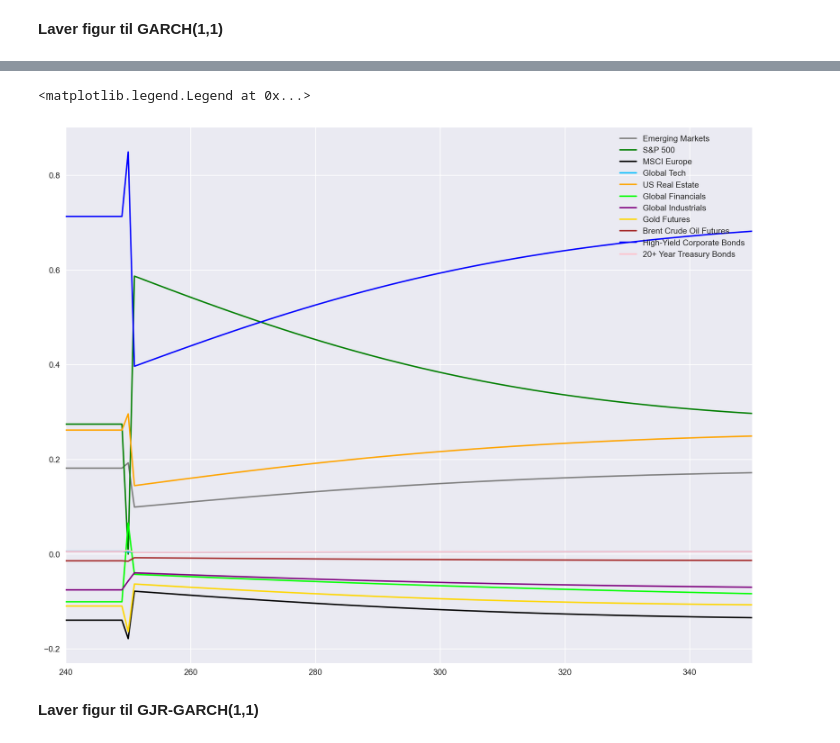
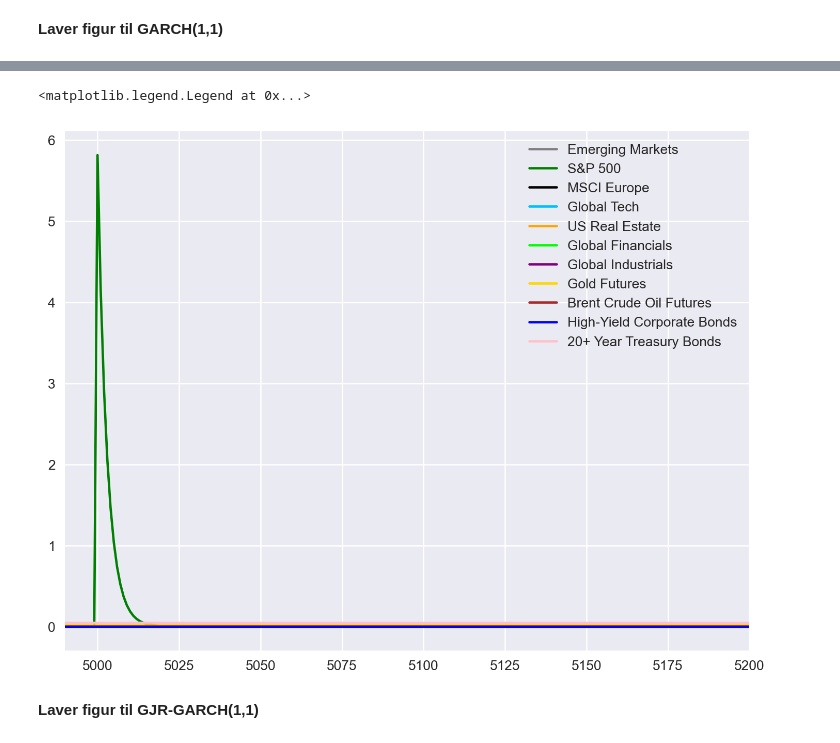
Before and after one commit to neriksen/thesis, a Jupyter notebook: Simulations/IRF.ipynb, the cells around one changed output, grey strips where cells are left out. Saved outputs shown, nothing was run; the diff lists cells and outputs as text; code cells hidden in the pictures.

```diff
--- a/Simulations/IRF.ipynb
+++ b/Simulations/IRF.ipynb
@@ -58,14 +60,16 @@ def IRF_maker(GARCHTYPE,t,Asset_number,shock_size, coef, residuals, sigmas):
     #unpacks paramters
     params_dict = db.parse_garch_coef(coef, 11, GARCHTYPE)
     mu_T=params_dict["mu"].transpose()
+    print(params_dict["alpha"])
     irf_data=pd.DataFrame(mu_T.repeat(t,axis=0),columns=asset_names)
     #Indsætter chok
     irf_data.iloc[int(t/2),Asset_number]=shock_size
     #udregner omega
     irf_omega_s=db.calc_Omega_ts(irf_data,sigmas,residuals,**params_dict)
+    irf_sigma_s=[np.diag(Omega) for Omega in irf_omega_s]
     #udregner vægte
     irf_weights=db.calc_weights_garch_no_trading_cost(irf_omega_s)
-    return irf_weights
+    return irf_weights,irf_sigma_s
 # %% [markdown]
 **Laver figur for ARCH(1)**
 # %%
@@ -87,4 +112,4 @@ ax.legend(asset_names, loc='upper right')
 # %%
 coef_GARCH, residuals_GARCH, sigmas_GARCH= GARCH_MODEL("sGARCH",(1,1))
 # %%
-irf_weights_GARCH=IRF_maker("sGARCH11",500,1,100,coef_GARCH, residuals_GARCH, sigmas_GARCH)
+irf_weights_GARCH,irf_sigma_GARCH=IRF_maker("sGARCH11",10000,1,-15,coef_GARCH, residuals_GARCH, sigmas_GARCH)
@@ -91,16 +134,16 @@ irf_weights_GARCH=IRF_maker("sGARCH11",500,1,100,coef_GARCH, residuals_GARCH, si
 # %%
-spread=100
-t=500
+spread=200
+t=10000
 #plt.style.use('seaborn')
-fig, ax = plt.subplots(1, 1, figsize=(15,12), dpi=190)
-ax.plot(irf_weights_GARCH)
+fig, ax = plt.subplots(1, 1, figsize=(9,7), dpi=190)
+ax.plot(irf_sigma_GARCH)
 ax.set_xlim(int(t/2-10),int(t/2+spread))
 ax.legend(asset_names, loc='upper right')
 #ax.set_xlabel('Returns')
 #ax.set_ylabel('Probability Density',loc='top', rotation = 0, labelpad = -110)
 # %% [output]
 <matplotlib.legend.Legend at 0x...>
-[figure, old version]
+[figure, new version]
 # %% [markdown]
 **Laver figur til GJR-GARCH(1,1)**
 # %%
```
Also changed, not shown: parts of 6 cells of this notebook, 1 other file.
